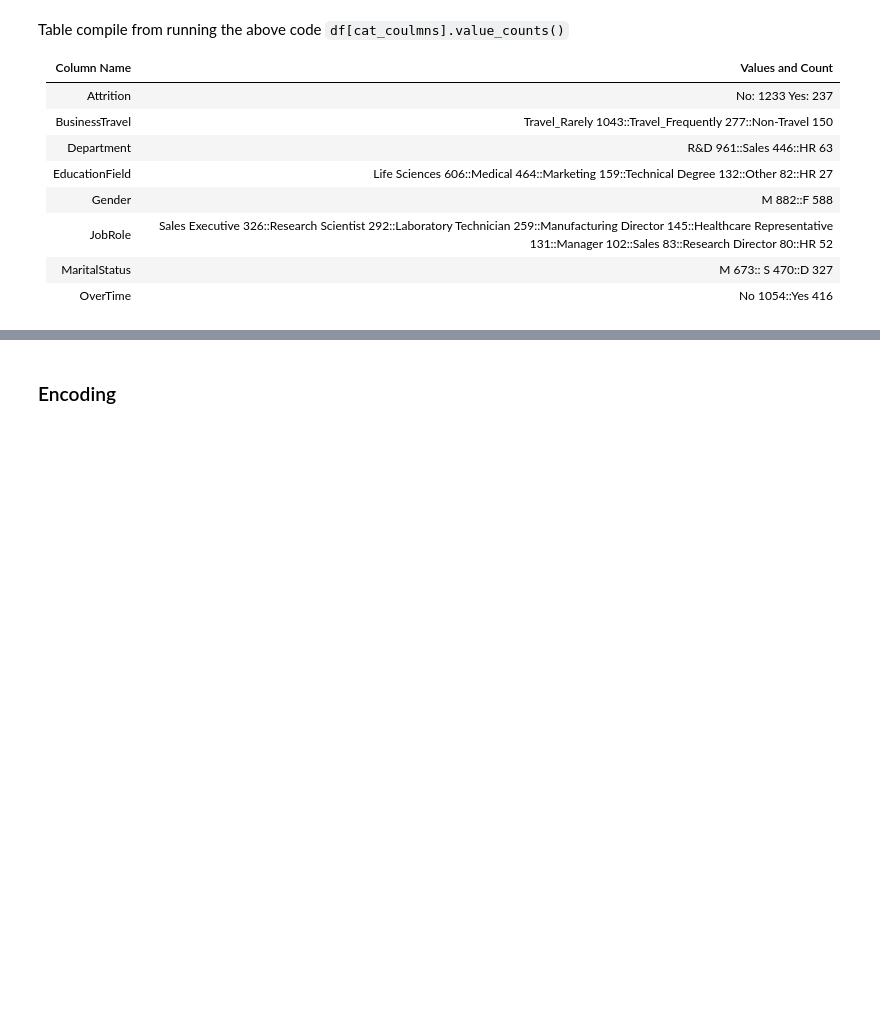
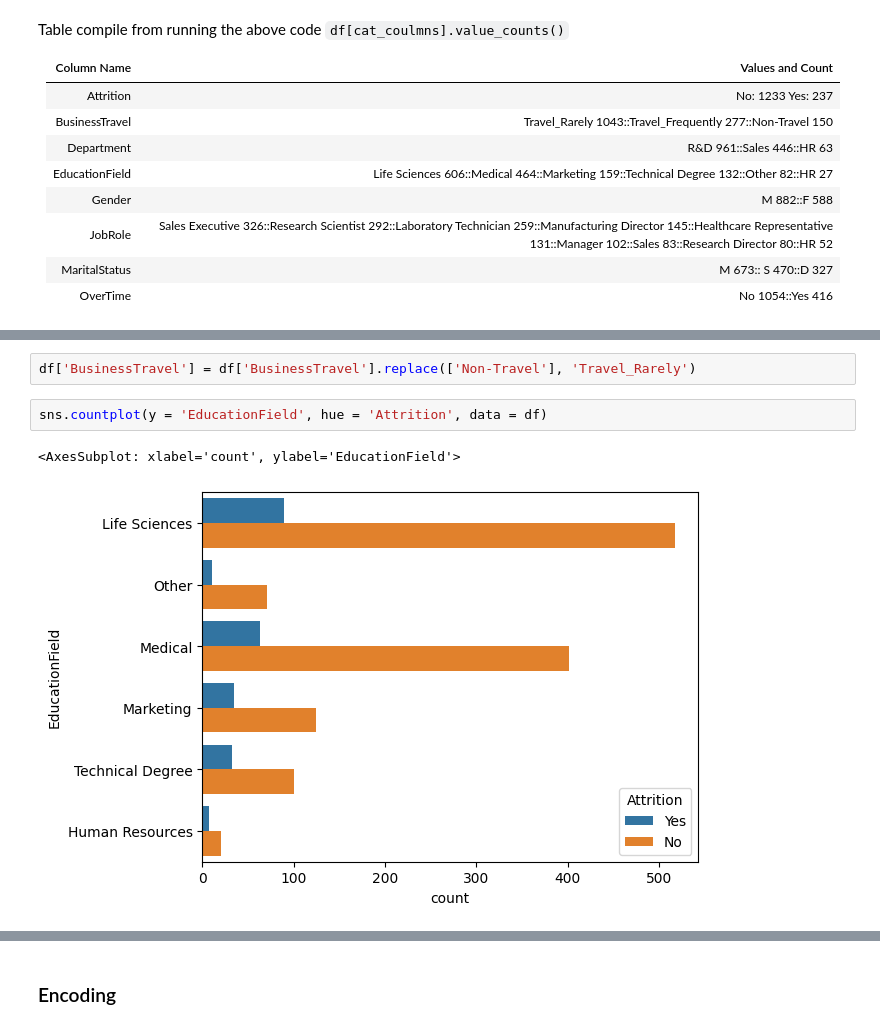
Before and after one commit to senbagaraman04/ml-basics, a Jupyter notebook: 2023/HR_MACHINELEARNING/hr_raman.ipynb, the cells around one changed output, grey strips where cells are left out. Saved outputs shown, nothing was run; the diff lists cells and outputs as text; blank space fills up the shorter version.

```diff
--- a/2023/HR_MACHINELEARNING/hr_raman.ipynb
+++ b/2023/HR_MACHINELEARNING/hr_raman.ipynb
@@ -144,0 +180,7 @@
+# %%
+df['BusinessTravel'] = df['BusinessTravel'].replace(['Non-Travel'], 'Travel_Rarely')
+# %%
+sns.countplot(y = 'EducationField', hue = 'Attrition', data = df)
+# %% [output]
+<AxesSubplot: xlabel='count', ylabel='EducationField'>
+[figure, added]
```
Also changed, not shown: parts of 21 cells of this notebook.
